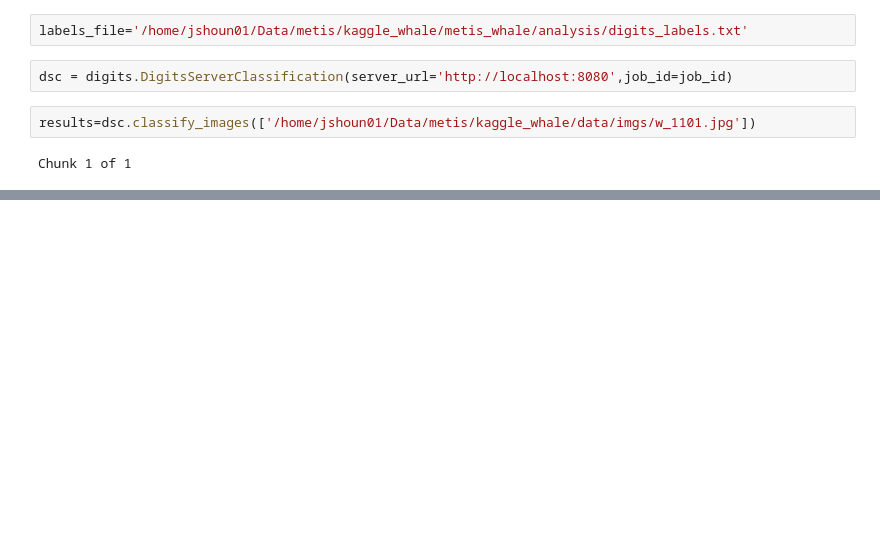
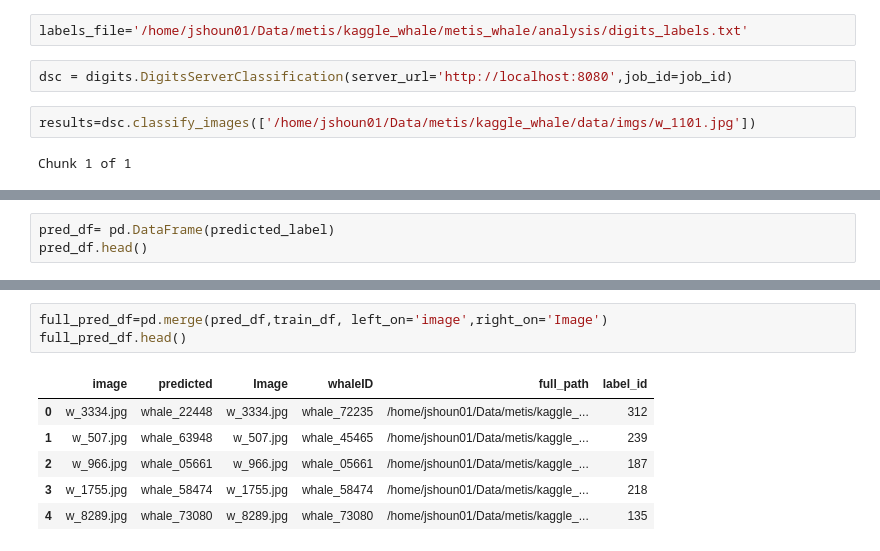
Before and after one commit to WangDequan/kaggle-whale, a Jupyter notebook: analysis/digits.ipynb, the cells around one changed output, grey strips where cells are left out. Cells and saved outputs as stored; diff of their text form; blank space fills up the shorter version.

```diff
--- a/analysis/digits.ipynb
+++ b/analysis/digits.ipynb
@@ -94,0 +104,3 @@ train_df.describe()
+# %%
+pred_df= pd.DataFrame(predicted_label)
+pred_df.head()
@@ -94,0 +114,10 @@ train_df.describe()
+# %%
+full_pred_df=pd.merge(pred_df,train_df, left_on='image',right_on='Image')
+full_pred_df.head()
+# %% [output]
+|  | image | predicted | Image | whaleID | full_path | label_id |
+| 0 | w_3334.jpg | whale_22448 | w_3334.jpg | whale_72235 | /home/jshoun01/Data/metis/kaggle_... | 312 |
+| 1 | w_507.jpg | whale_63948 | w_507.jpg | whale_45465 | /home/jshoun01/Data/metis/kaggle_... | 239 |
+| 2 | w_966.jpg | whale_05661 | w_966.jpg | whale_05661 | /home/jshoun01/Data/metis/kaggle_... | 187 |
+| 3 | w_1755.jpg | whale_58474 | w_1755.jpg | whale_58474 | /home/jshoun01/Data/metis/kaggle_... | 218 |
+| 4 | w_8289.jpg | whale_73080 | w_8289.jpg | whale_73080 | /home/jshoun01/Data/metis/kaggle_... | 135 |
```
Also changed, not shown: parts of 33 cells of this notebook, 3 other files.
